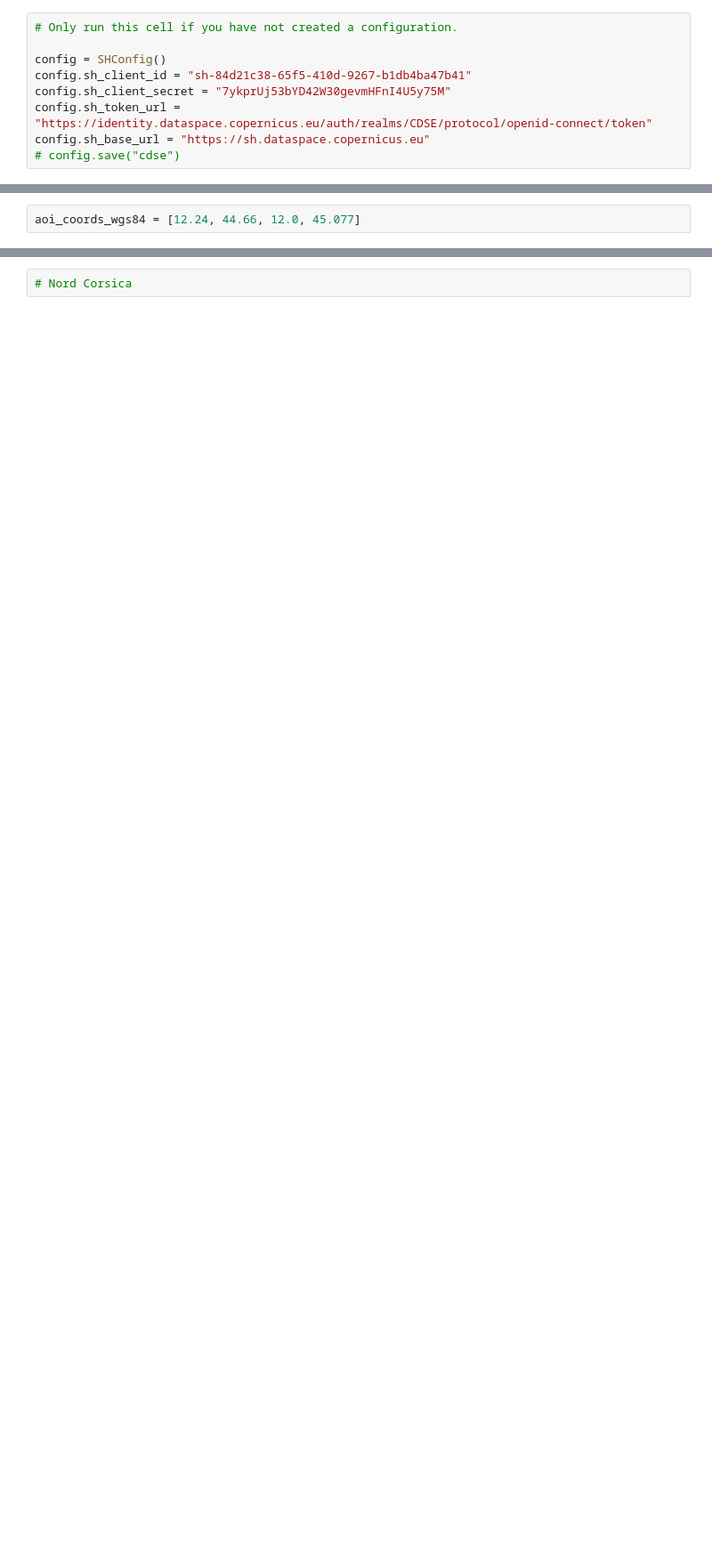
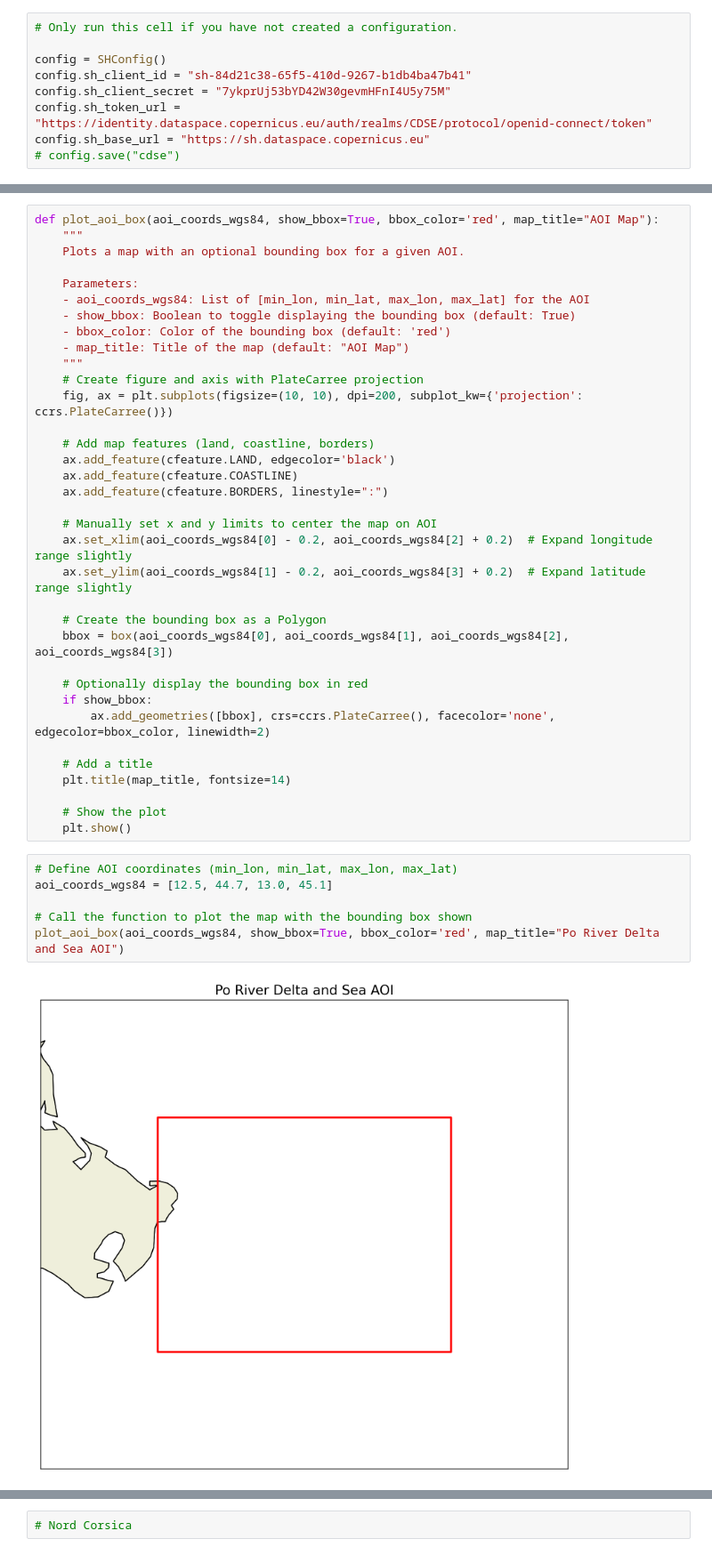
Before and after one commit to sagarbpatel31/Sagar_TriesteItalyChapter_PlasticDebrisDetection, a Jupyter notebook: task3-cleaning-and-preprocessing/getting_images.ipynb, the cells around one changed output, grey strips where cells are left out. Shown at 89% size. Cells and saved outputs as stored; diff of their text form; blank space fills up the shorter version.

```diff
--- a/task3-cleaning-and-preprocessing/getting_images.ipynb
+++ b/task3-cleaning-and-preprocessing/getting_images.ipynb
@@ -25,2 +36,0 @@ config.sh_base_url = "https://sh.dataspace.copernicus.eu"
-# %%
-aoi_coords_wgs84 = [12.24, 44.66, 12.0, 45.077]
@@ -36,0 +40,43 @@ catalog = SentinelHubCatalog(config=config)
+# %%
+def plot_aoi_box(aoi_coords_wgs84, show_bbox=True, bbox_color='red', map_title="AOI Map"):
+    """
+    Plots a map with an optional bounding box for a given AOI.
+
+    Parameters:
+    - aoi_coords_wgs84: List of [min_lon, min_lat, max_lon, max_lat] for the AOI
+    - show_bbox: Boolean to toggle displaying the bounding box (default: True)
+    - bbox_color: Color of the bounding box (default: 'red')
+    - map_title: Title of the map (default: "AOI Map")
+    """
+    # Create figure and axis with PlateCarree projection
+    fig, ax = plt.subplots(figsize=(10, 10), dpi=200, subplot_kw={'projection': ccrs.PlateCarree()})
+
+    # Add map features (land, coastline, borders)
+    ax.add_feature(cfeature.LAND, edgecolor='black')
+    ax.add_feature(cfeature.COASTLINE)
+    ax.add_feature(cfeature.BORDERS, linestyle=":")
+
+    # Manually set x and y limits to center the map on AOI
+    ax.set_xlim(aoi_coords_wgs84[0] - 0.2, aoi_coords_wgs84[2] + 0.2)  # Expand longitude range slightly
+    ax.set_ylim(aoi_coords_wgs84[1] - 0.2, aoi_coords_wgs84[3] + 0.2)  # Expand latitude range slightly
+
+    # Create the bounding box as a Polygon
+    bbox = box(aoi_coords_wgs84[0], aoi_coords_wgs84[1], aoi_coords_wgs84[2], aoi_coords_wgs84[3])
+
+    # Optionally display the bounding box in red
+    if show_bbox:
+        ax.add_geometries([bbox], crs=ccrs.PlateCarree(), facecolor='none', edgecolor=bbox_color, linewidth=2)
+
+    # Add a title
+    plt.title(map_title, fontsize=14)
+
+    # Show the plot
+    plt.show()
+# %%
+# Define AOI coordinates (min_lon, min_lat, max_lon, max_lat)
+aoi_coords_wgs84 = [12.5, 44.7, 13.0, 45.1]
+
+# Call the function to plot the map with the bounding box shown
+plot_aoi_box(aoi_coords_wgs84, show_bbox=True, bbox_color='red', map_title="Po River Delta and Sea AOI")
+# %% [output]
+[figure, added]
```
Also changed, not shown: parts of 29 cells of this notebook, 1 other file.
